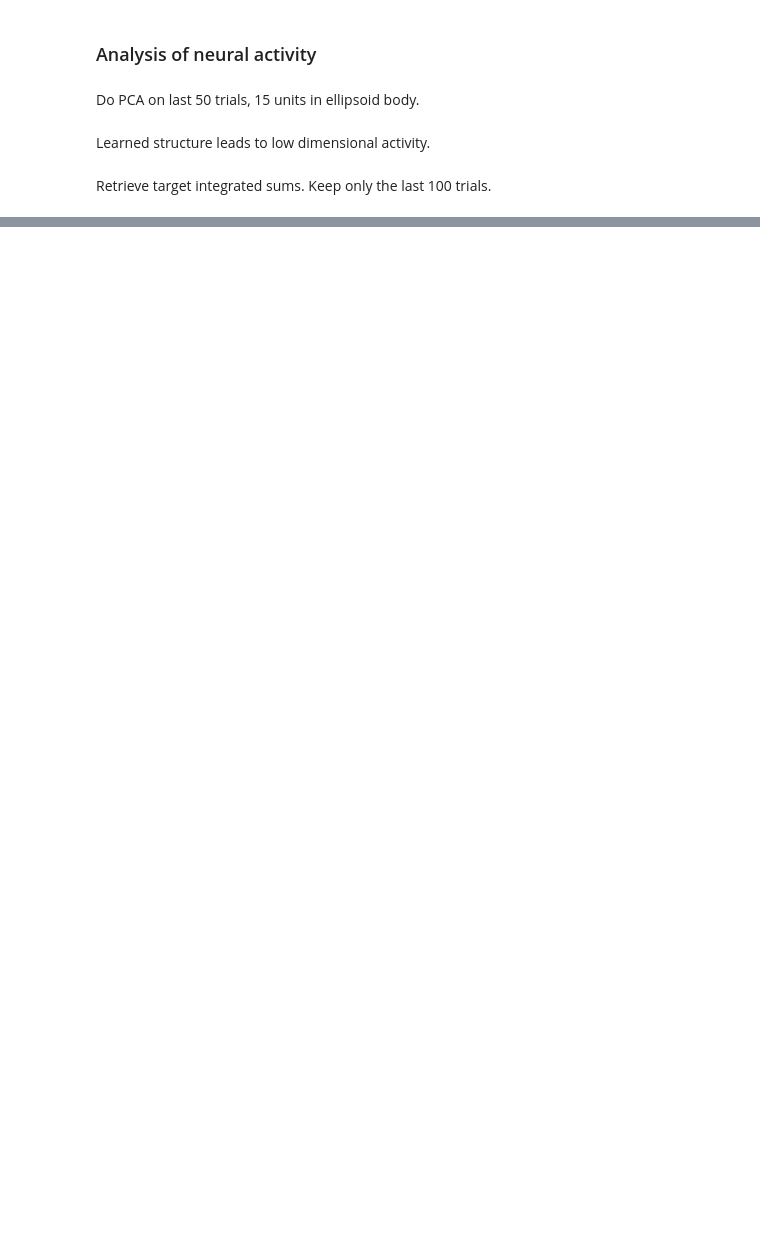
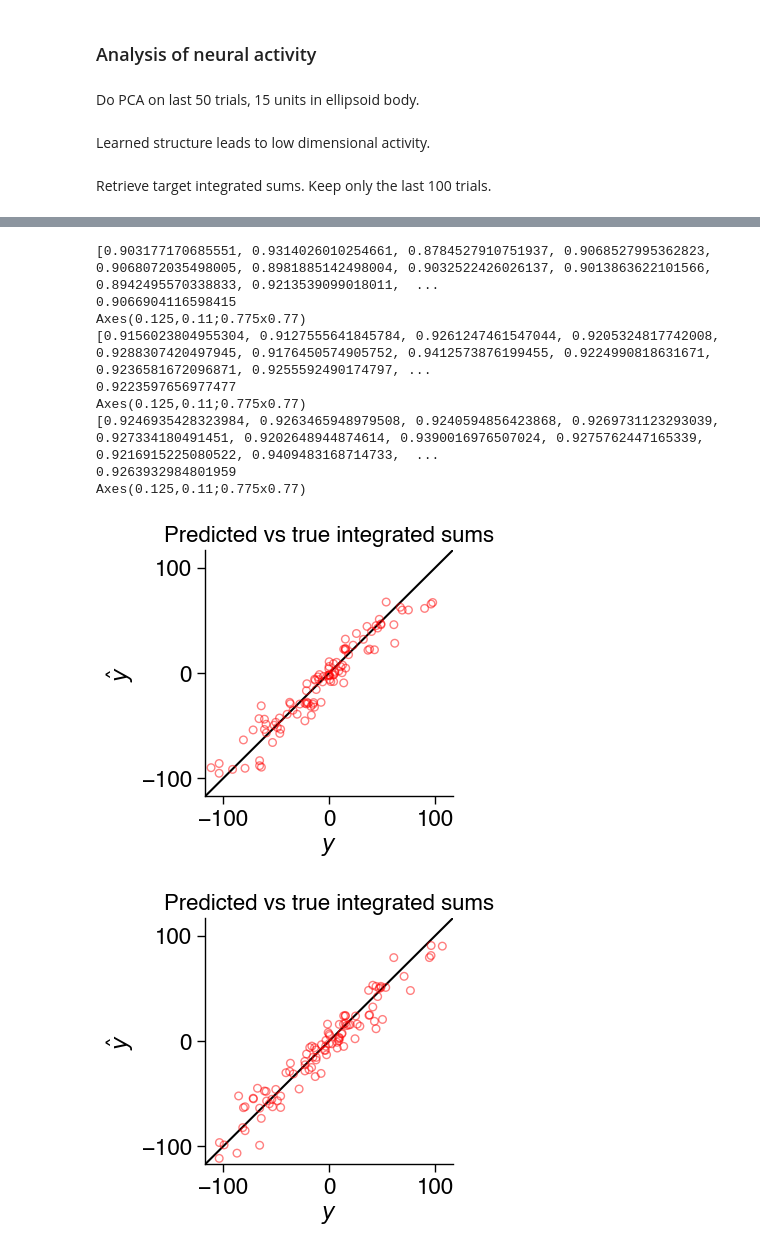
Before and after one commit to davidgbe/automated_plasticity_discovery, a Jupyter notebook: holding_period_analysis_hard_coded.ipynb, the cells around one changed output, grey strips where cells are left out. Cells and saved outputs as stored; diff of their text form; code cells hidden in the pictures; blank space fills up the shorter version.

```diff
--- a/holding_period_analysis_hard_coded.ipynb
+++ b/holding_period_analysis_hard_coded.ipynb
@@ -266,0 +381,17 @@ Axes(0.74878,0.11;0.15122x0.77)
+# %%
+for dp in DATA_PATHS[:3]:
+    for i in range(1):
+        all_r, all_int_values = load_r_and_int_values(dp, f'net_00{i}_*.npy', last_n=None)
+        test_representation_fidelity(all_r, all_int_values)
+# %% [output]
+[0.903177170685551, 0.9314026010254661, 0.8784527910751937, 0.9068527995362823, 0.9068072035498005, 0.8981885142498004, 0.9032522426026137, 0.9013863622101566, 0.8942495570338833, 0.9213539099018011,  ...
+0.9066904116598415
+Axes(0.125,0.11;0.775x0.77)
+[0.9156023804955304, 0.9127555641845784, 0.9261247461547044, 0.9205324817742008, 0.9288307420497945, 0.9176450574905752, 0.9412573876199455, 0.9224990818631671, 0.9236581672096871, 0.9255592490174797, ...
+0.9223597656977477
+Axes(0.125,0.11;0.775x0.77)
+[0.9246935428323984, 0.9263465948979508, 0.9240594856423868, 0.9269731123293039, 0.927334180491451, 0.9202648944874614, 0.9390016976507024, 0.9275762447165339, 0.9216915225080522, 0.9409483168714733,  ...
+0.9263932984801959
+Axes(0.125,0.11;0.775x0.77)
+[figure, added]
+[figure, added]
```
Also changed, not shown: parts of 8 cells of this notebook, 2 other files.
